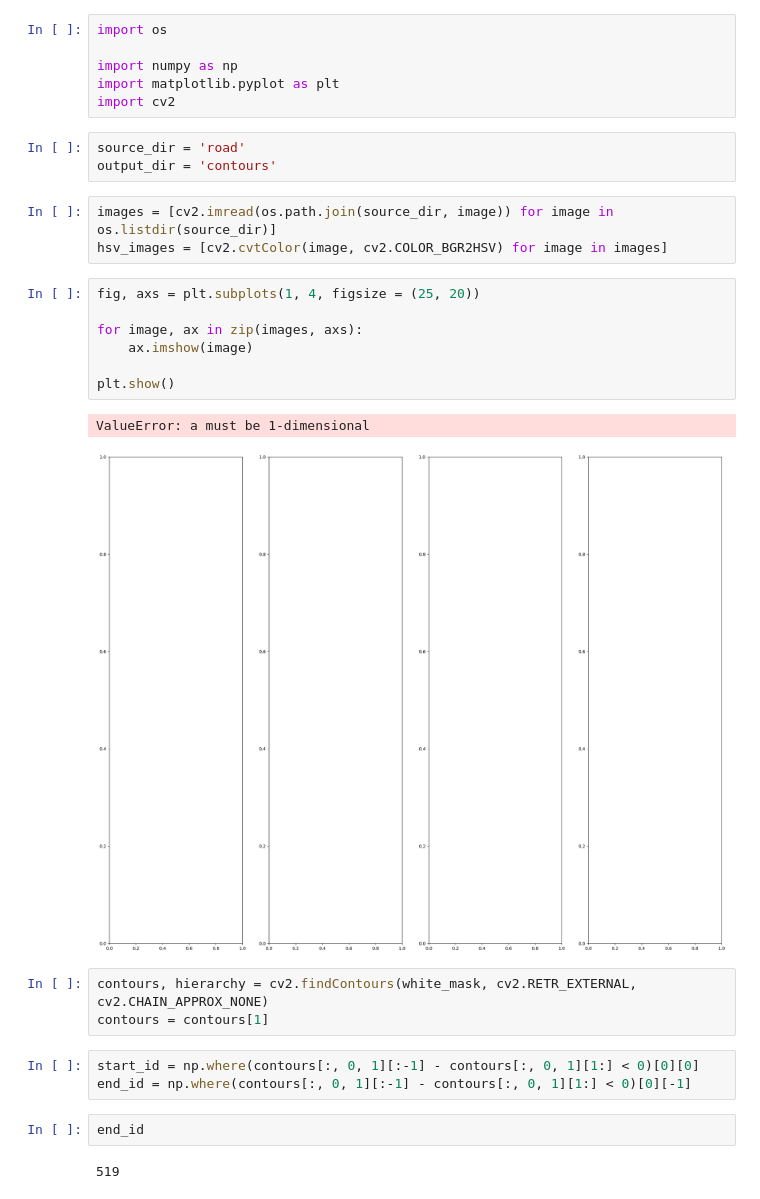
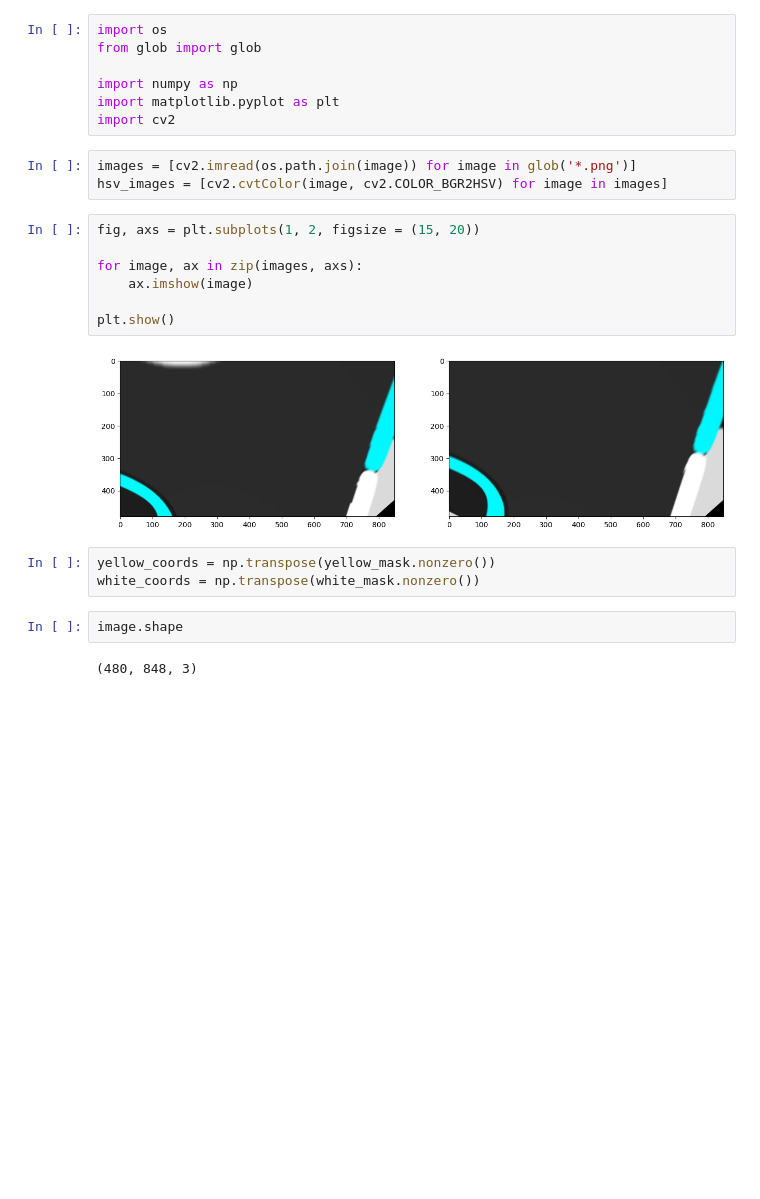
Before and after one commit to HerrPhoton/Autorace_competition_2023, a Jupyter notebook: test.ipynb, the cells around one changed output. Drawn from its saved outputs; the diff is of its cells as text; blank space fills up the shorter version.

```diff
--- a/test.ipynb
+++ b/test.ipynb
@@ -1,33 +1,27 @@
 # %%
 import os
+from glob import glob
 
 import numpy as np
 import matplotlib.pyplot as plt
 import cv2
-# %%
-source_dir = 'road'
-output_dir = 'contours'
 # %%
-images = [cv2.imread(os.path.join(source_dir, image)) for image in os.listdir(source_dir)]
+images = [cv2.imread(os.path.join(image)) for image in glob('*.png')]
 hsv_images = [cv2.cvtColor(image, cv2.COLOR_BGR2HSV) for image in images]
 # %%
-fig, axs = plt.subplots(1, 4, figsize = (25, 20))
+fig, axs = plt.subplots(1, 2, figsize = (15, 20))
 
 for image, ax in zip(images, axs):
     ax.imshow(image)
 
 plt.show()
 # %% [output]
-ValueError: a must be 1-dimensional
-[figure, old version]
+[figure, new version]
-# %%
-contours, hierarchy = cv2.findContours(white_mask, cv2.RETR_EXTERNAL, cv2.CHAIN_APPROX_NONE)
-contours = contours[1]
-# %%
-start_id = np.where(contours[:, 0, 1][:-1] - contours[:, 0, 1][1:] < 0)[0][0]
-end_id = np.where(contours[:, 0, 1][:-1] - contours[:, 0, 1][1:] < 0)[0][-1]
-# %%
-end_id
-# %% [output]
-519
+# %%
+yellow_coords = np.transpose(yellow_mask.nonzero())
+white_coords = np.transpose(white_mask.nonzero())
+# %%
+image.shape
+# %% [output]
+(480, 848, 3)
 # %%
```
Also changed, not shown: parts of 1 cell of this notebook.
